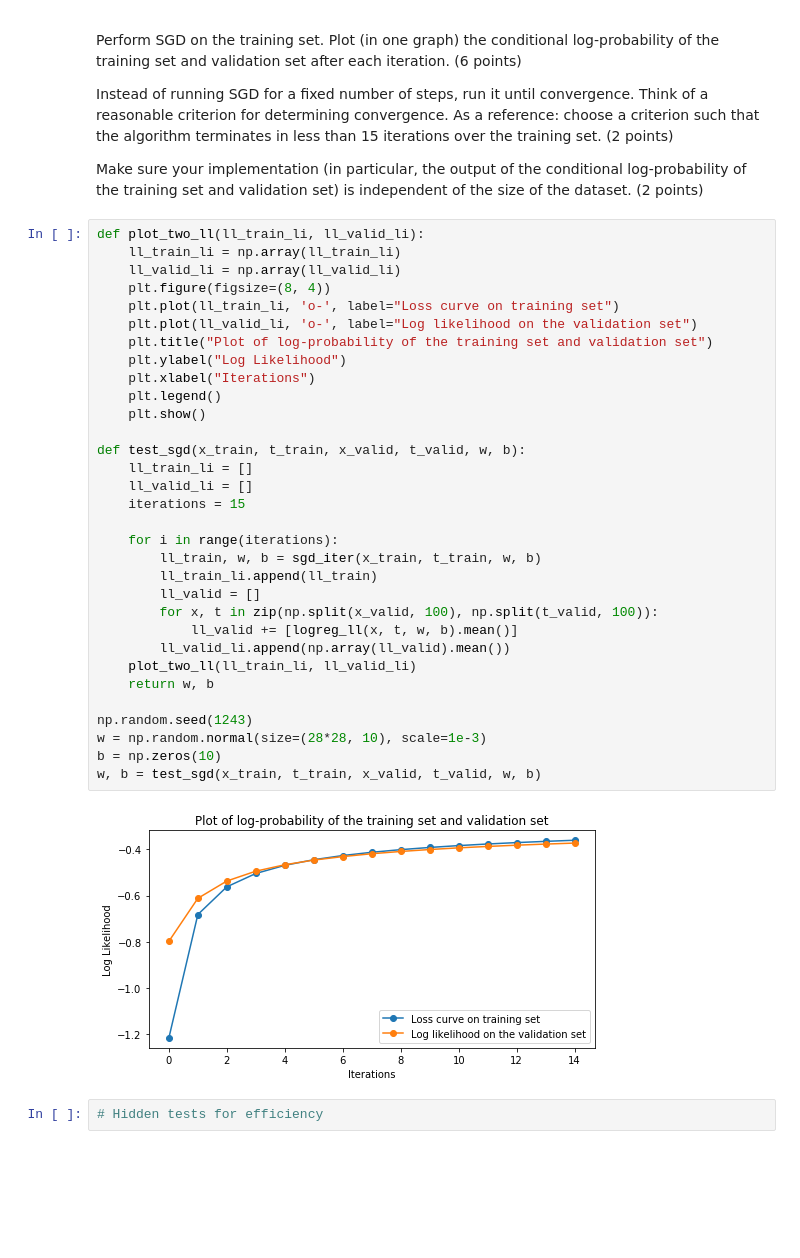
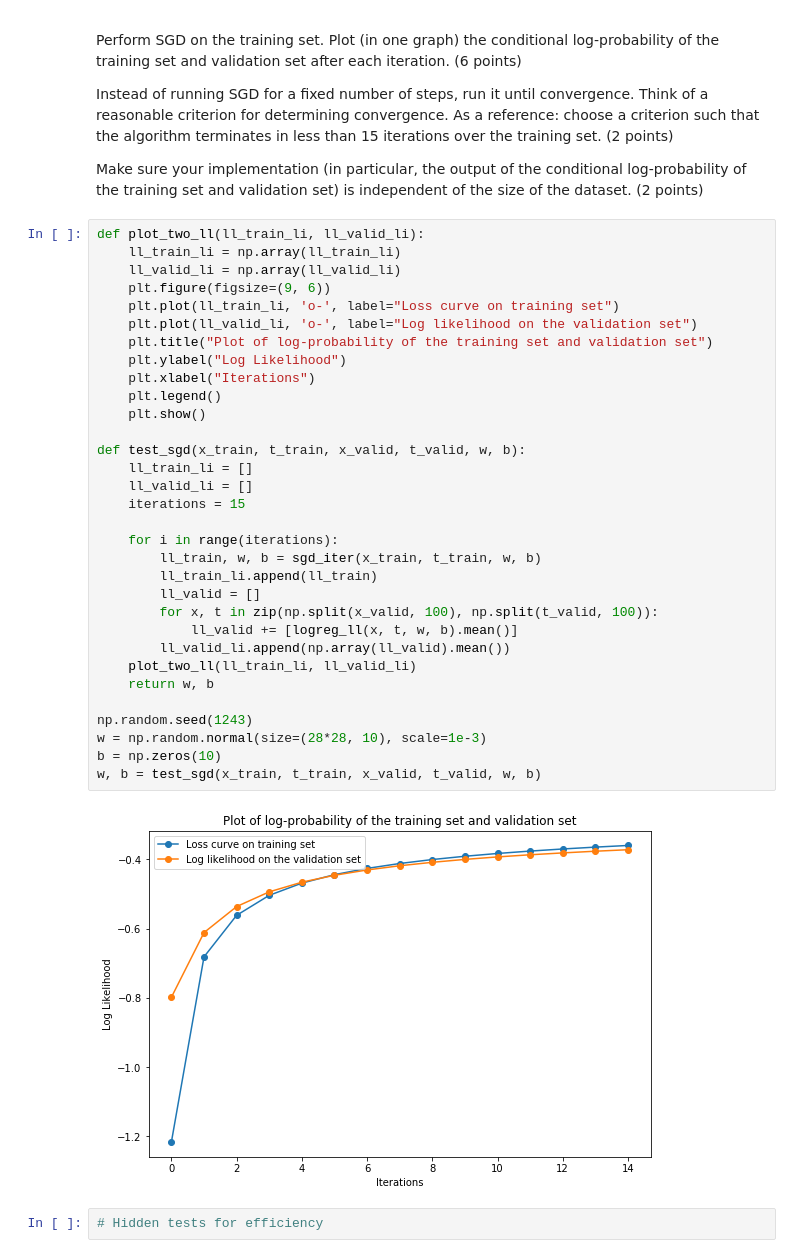
Before and after one commit to jamie0725/Machine-Learning-1, a Jupyter notebook: 12046477_12161381_lab2.ipynb, the cells around one changed output. Drawn from its saved outputs; the diff is of its cells as text; blank space fills up the shorter version.

```diff
--- a/12046477_12161381_lab2.ipynb
+++ b/12046477_12161381_lab2.ipynb
@@ -454,36 +454,36 @@ Make sure your implementation (in particular, the output of the conditional log-
 def plot_two_ll(ll_train_li, ll_valid_li):
     ll_train_li = np.array(ll_train_li)
     ll_valid_li = np.array(ll_valid_li)
-    plt.figure(figsize=(8, 4))
+    plt.figure(figsize=(9, 6))
     plt.plot(ll_train_li, 'o-', label="Loss curve on training set")
     plt.plot(ll_valid_li, 'o-', label="Log likelihood on the validation set")
     plt.title("Plot of log-probability of the training set and validation set")
     plt.ylabel("Log Likelihood")
     plt.xlabel("Iterations")
     plt.legend()
     plt.show()
 
 def test_sgd(x_train, t_train, x_valid, t_valid, w, b):
     ll_train_li = []
     ll_valid_li = []
     iterations = 15
 
     for i in range(iterations):
         ll_train, w, b = sgd_iter(x_train, t_train, w, b)
         ll_train_li.append(ll_train)
         ll_valid = []
         for x, t in zip(np.split(x_valid, 100), np.split(t_valid, 100)):
             ll_valid += [logreg_ll(x, t, w, b).mean()]
         ll_valid_li.append(np.array(ll_valid).mean())
     plot_two_ll(ll_train_li, ll_valid_li)
     return w, b
 
 np.random.seed(1243)
 w = np.random.normal(size=(28*28, 10), scale=1e-3)
 b = np.zeros(10)
 w, b = test_sgd(x_train, t_train, x_valid, t_valid, w, b)
 # %% [output]
-[figure, old version]
+[figure, new version]
 # %%
 # Hidden tests for efficiency
 # %% [markdown]
```
Also changed, not shown: parts of 8 cells of this notebook.
